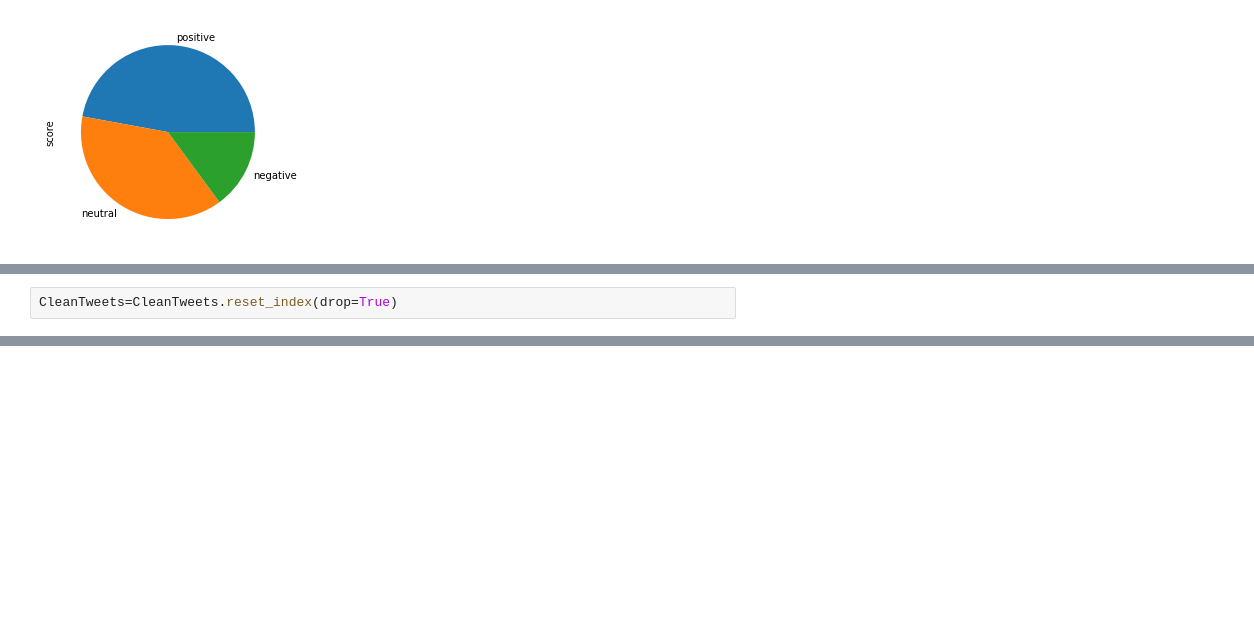
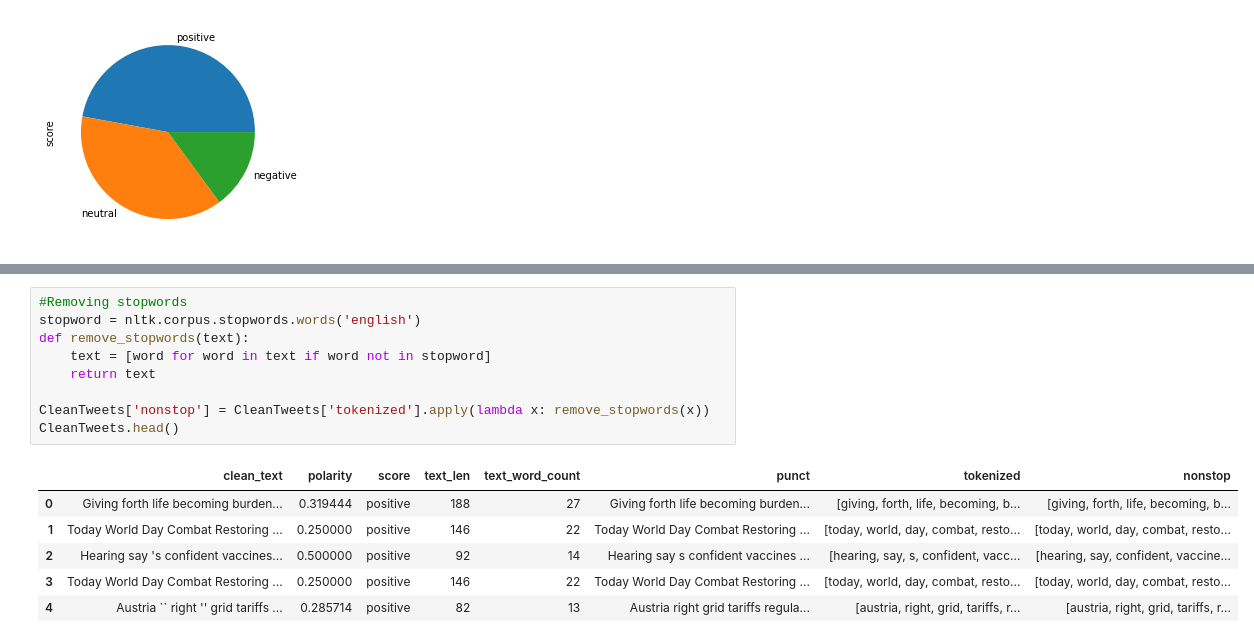
Before and after one commit to joluoch/Challenge_2, a Jupyter notebook: Challenge_ Day2.ipynb, the cells around one changed output, grey strips where cells are left out. Saved outputs shown, nothing was run; the diff lists cells and outputs as text; blank space fills up the shorter version.

```diff
--- a/Challenge_ Day2.ipynb
+++ b/Challenge_ Day2.ipynb
@@ -284,2 +325,0 @@ See the caveats in the documentation: https://pandas.pydata.org/pandas-docs/stab
-# %%
-CleanTweets=CleanTweets.reset_index(drop=True)
@@ -397,0 +417,16 @@ AttributeError: 'float' object has no attribute 'lower'
+# %%
+#Removing stopwords
+stopword = nltk.corpus.stopwords.words('english')
+def remove_stopwords(text):
+    text = [word for word in text if word not in stopword]
+    return text
+
+CleanTweets['nonstop'] = CleanTweets['tokenized'].apply(lambda x: remove_stopwords(x))
+CleanTweets.head()
+# %% [output]
+|  | clean_text | polarity | score | text_len | text_word_count | punct | tokenized | nonstop |
+| 0 | Giving forth life becoming burden... | 0.319444 | positive | 188 | 27 | Giving forth life becoming burden... | [giving, forth, life, becoming, b... | [giving, forth, life, becoming, b... |
+| 1 | Today World Day Combat Restoring ... | 0.250000 | positive | 146 | 22 | Today World Day Combat Restoring ... | [today, world, day, combat, resto... | [today, world, day, combat, resto... |
+| 2 | Hearing say 's confident vaccines... | 0.500000 | positive | 92 | 14 | Hearing say s confident vaccines ... | [hearing, say, s, confident, vacc... | [hearing, say, confident, vaccine... |
+| 3 | Today World Day Combat Restoring ... | 0.250000 | positive | 146 | 22 | Today World Day Combat Restoring ... | [today, world, day, combat, resto... | [today, world, day, combat, resto... |
+| 4 | Austria `` right '' grid tariffs ... | 0.285714 | positive | 82 | 13 | Austria right grid tariffs regula... | [austria, right, grid, tariffs, r... | [austria, right, grid, tariffs, r... |
```
Also changed, not shown: parts of 42 cells of this notebook.
